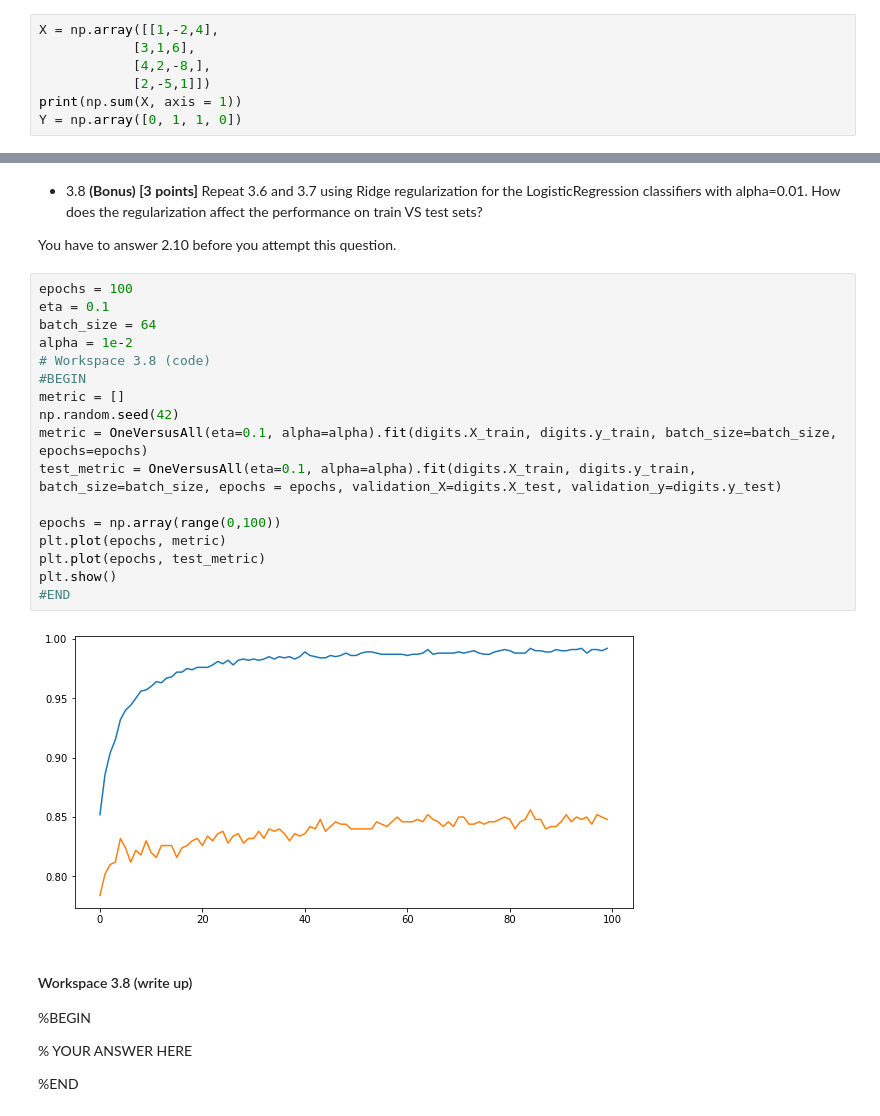
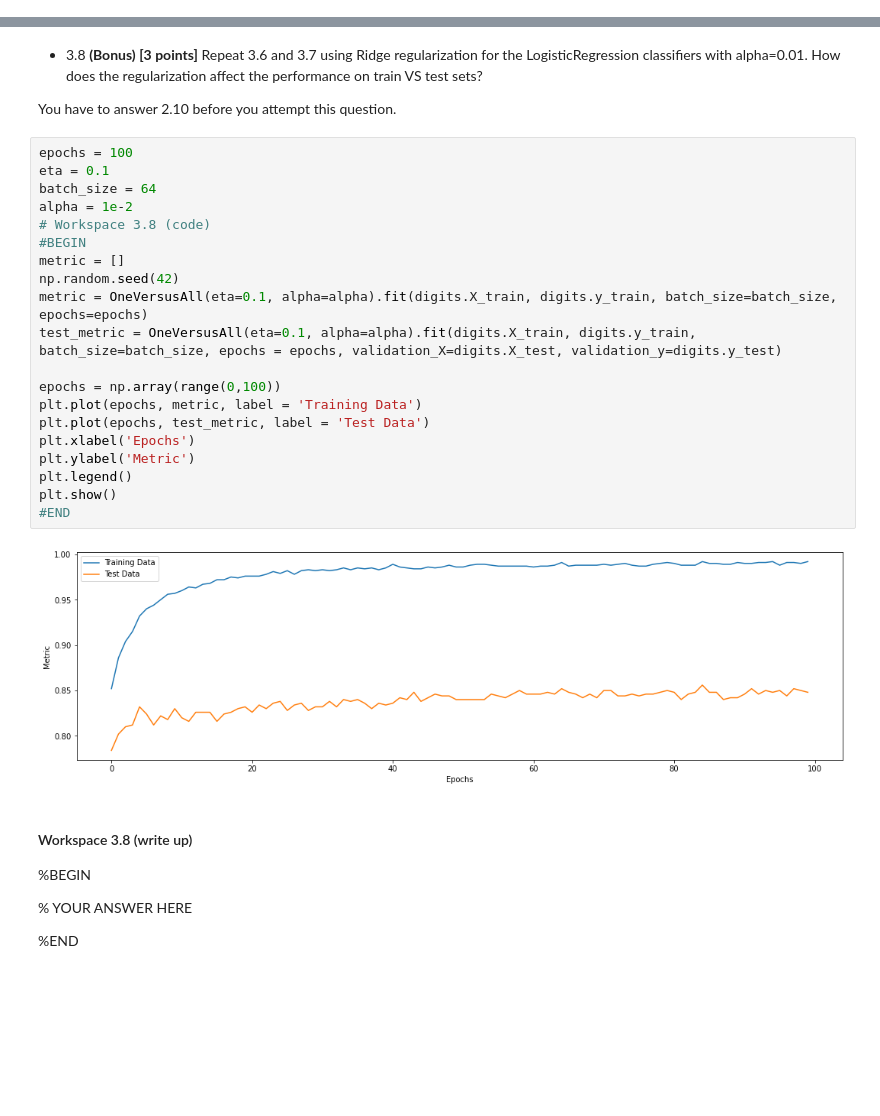
Before and after one commit to brianmoral/ML, a Jupyter notebook: Problem_Sets/Set-3/PS3-Brian-Morales.ipynb, the cells around one changed output, grey strips where cells are left out. Drawn from its saved outputs; the diff is of its cells as text; blank space fills up the shorter version.

```diff
--- a/Problem_Sets/Set-3/PS3-Brian-Morales.ipynb
+++ b/Problem_Sets/Set-3/PS3-Brian-Morales.ipynb
@@ -817,10 +817,3 @@ The gradient of **NLL** w.r.t $\mathbf{w}$ is:
 - 2.4 **[4 points]** Finish the `fit` function so that it performs several training epochs and returns the Recall score on the validation data at the end of each epoch. Initialize $\mathbf{w}$ so that $\mathbf{w}_j = \frac{1}{d}$
 
 - 2.5 **[2 points]** Finish the `predict` method to return the predicted labels (either 0 or 1)
-# %%
-X = np.array([[1,-2,4],
-            [3,1,6],
-            [4,2,-8,],
-            [2,-5,1]])
-print(np.sum(X, axis = 1))
-Y = np.array([0, 1, 1, 0])
@@ -1216,22 +1215,25 @@ You have to answer 2.10 before you attempt this question.
 # %%
 epochs = 100
 eta = 0.1
 batch_size = 64
 alpha = 1e-2
 # Workspace 3.8 (code)
 #BEGIN
 metric = []
 np.random.seed(42)
 metric = OneVersusAll(eta=0.1, alpha=alpha).fit(digits.X_train, digits.y_train, batch_size=batch_size, epochs=epochs)
 test_metric = OneVersusAll(eta=0.1, alpha=alpha).fit(digits.X_train, digits.y_train, batch_size=batch_size, epochs = epochs, validation_X=digits.X_test, validation_y=digits.y_test)
 
 epochs = np.array(range(0,100))
-plt.plot(epochs, metric)
-plt.plot(epochs, test_metric)
+plt.plot(epochs, metric, label = 'Training Data')
+plt.plot(epochs, test_metric, label = 'Test Data')
+plt.xlabel('Epochs')
+plt.ylabel('Metric')
+plt.legend()
 plt.show()
 #END
 # %% [output]
-[figure, old version]
+[figure, new version]
 # %% [markdown]
 #### Workspace 3.8 (write up)
 
```
Also changed, not shown: parts of 4 cells of this notebook.
